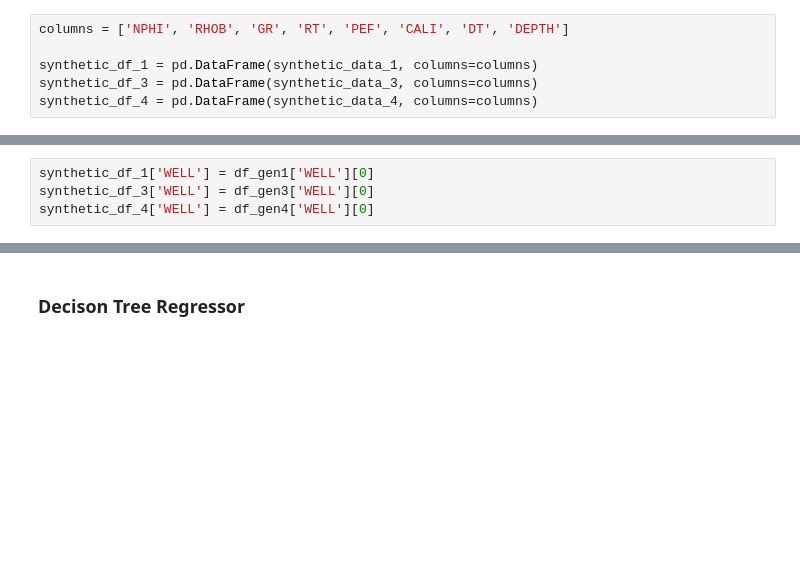
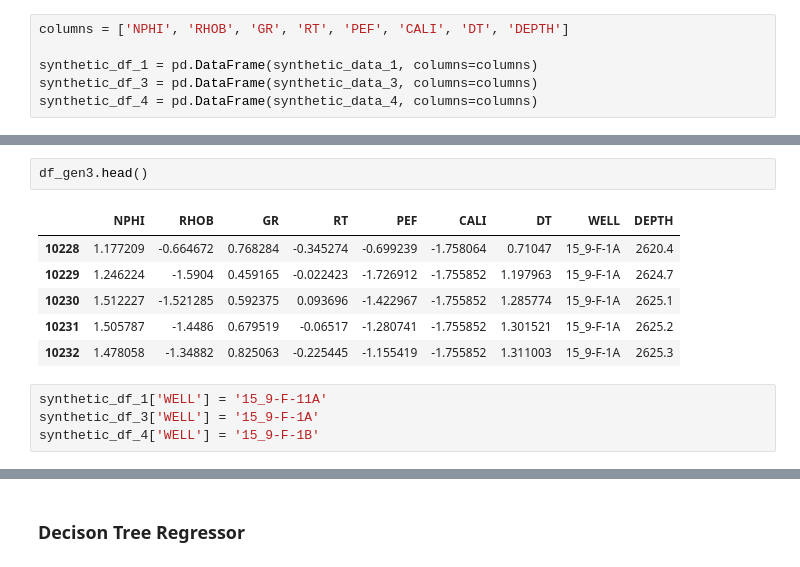
Before and after one commit to OrionXV/-Volve-Well-Log-Prediction, a Jupyter notebook: notebooks/GANaugment.ipynb, the cells around one changed output, grey strips where cells are left out. Saved outputs shown, nothing was run; the diff lists cells and outputs as text; blank space fills up the shorter version.

```diff
--- a/notebooks/GANaugment.ipynb
+++ b/notebooks/GANaugment.ipynb
@@ -464,7 +621,16 @@ synthetic_df_1.describe()
-# %%
-synthetic_df_1['WELL'] = df_gen1['WELL'][0]
-synthetic_df_3['WELL'] = df_gen3['WELL'][0]
-synthetic_df_4['WELL'] = df_gen4['WELL'][0]
+# %%
+df_gen3.head()
+# %% [output]
+|  | NPHI | RHOB | GR | RT | PEF | CALI | DT | WELL | DEPTH |
+| 10228 | 1.177209 | -0.664672 | 0.768284 | -0.345274 | -0.699239 | -1.758064 | 0.71047 | 15_9-F-1A | 2620.4 |
+| 10229 | 1.246224 | -1.5904 | 0.459165 | -0.022423 | -1.726912 | -1.755852 | 1.197963 | 15_9-F-1A | 2624.7 |
+| 10230 | 1.512227 | -1.521285 | 0.592375 | 0.093696 | -1.422967 | -1.755852 | 1.285774 | 15_9-F-1A | 2625.1 |
+| 10231 | 1.505787 | -1.4486 | 0.679519 | -0.06517 | -1.280741 | -1.755852 | 1.301521 | 15_9-F-1A | 2625.2 |
+| 10232 | 1.478058 | -1.34882 | 0.825063 | -0.225445 | -1.155419 | -1.755852 | 1.311003 | 15_9-F-1A | 2625.3 |
+# %%
+synthetic_df_1['WELL'] = '15_9-F-11A'
+synthetic_df_3['WELL'] = '15_9-F-1A'
+synthetic_df_4['WELL'] = '15_9-F-1B'
 # %%
 fig, axes = plt.subplots(nrows=len(df_gen1.columns), ncols=2, figsize=(12, 20))
 fig.subplots_adjust(hspace=0.5)
```
Also changed, not shown: parts of 44 cells of this notebook.
